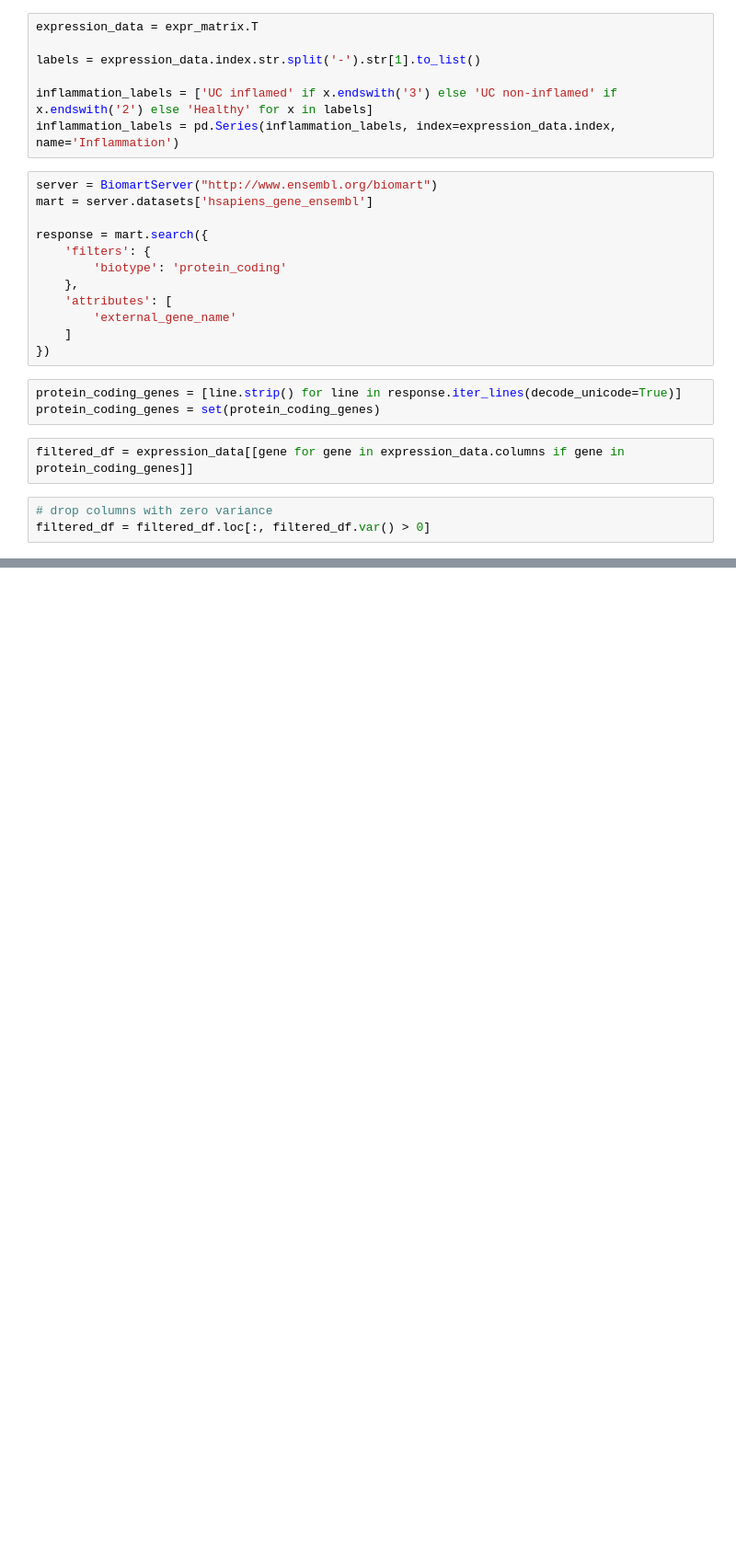
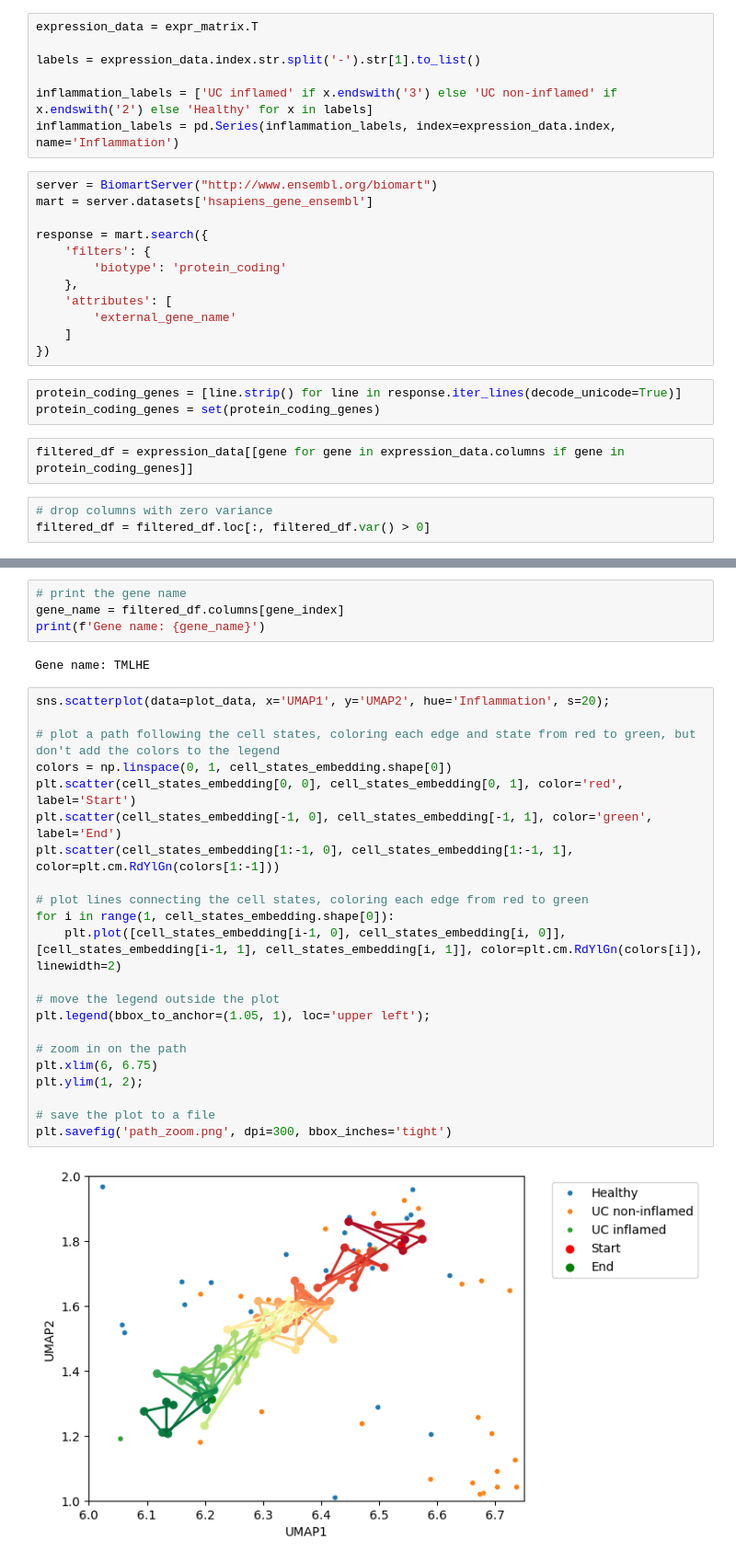
Before and after one commit to MaciejPiernik/virtual-cell-line, a Jupyter notebook: notebooks/playground.ipynb, the cells around one changed output, grey strips where cells are left out. Shown: that part at 92% size. Saved outputs shown, nothing was run; the diff lists cells and outputs as text; blank space fills up the shorter version.

```diff
--- a/notebooks/playground.ipynb
+++ b/notebooks/playground.ipynb
@@ -148,0 +494,30 @@ Epoch 1/5
+# %%
+# print the gene name
+gene_name = filtered_df.columns[gene_index]
+print(f'Gene name: {gene_name}')
+# %% [output]
+Gene name: TMLHE
+# %%
+sns.scatterplot(data=plot_data, x='UMAP1', y='UMAP2', hue='Inflammation', s=20);
+
+# plot a path following the cell states, coloring each edge and state from red to green, but don't add the colors to the legend
+colors = np.linspace(0, 1, cell_states_embedding.shape[0])
+plt.scatter(cell_states_embedding[0, 0], cell_states_embedding[0, 1], color='red', label='Start')
+plt.scatter(cell_states_embedding[-1, 0], cell_states_embedding[-1, 1], color='green', label='End')
+plt.scatter(cell_states_embedding[1:-1, 0], cell_states_embedding[1:-1, 1], color=plt.cm.RdYlGn(colors[1:-1]))
+
+# plot lines connecting the cell states, coloring each edge from red to green
+for i in range(1, cell_states_embedding.shape[0]):
+    plt.plot([cell_states_embedding[i-1, 0], cell_states_embedding[i, 0]], [cell_states_embedding[i-1, 1], cell_states_embedding[i, 1]], color=plt.cm.RdYlGn(colors[i]), linewidth=2)
+
+# move the legend outside the plot
+plt.legend(bbox_to_anchor=(1.05, 1), loc='upper left');
+
+# zoom in on the path
+plt.xlim(6, 6.75)
+plt.ylim(1, 2);
+
+# save the plot to a file
+plt.savefig('path_zoom.png', dpi=300, bbox_inches='tight')
+# %% [output]
+[figure, added]
```
Also changed, not shown: parts of 27 cells of this notebook, 4 other files.
